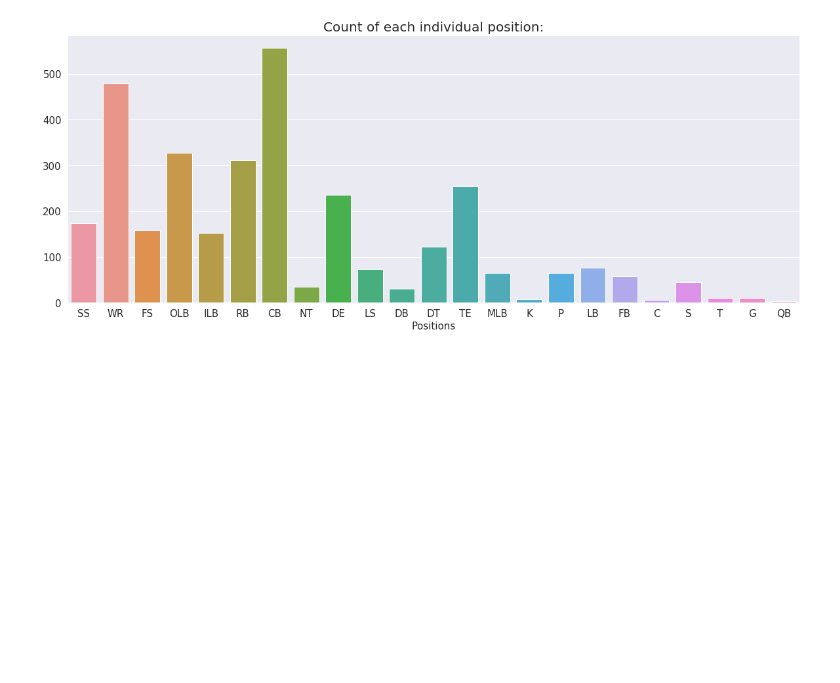
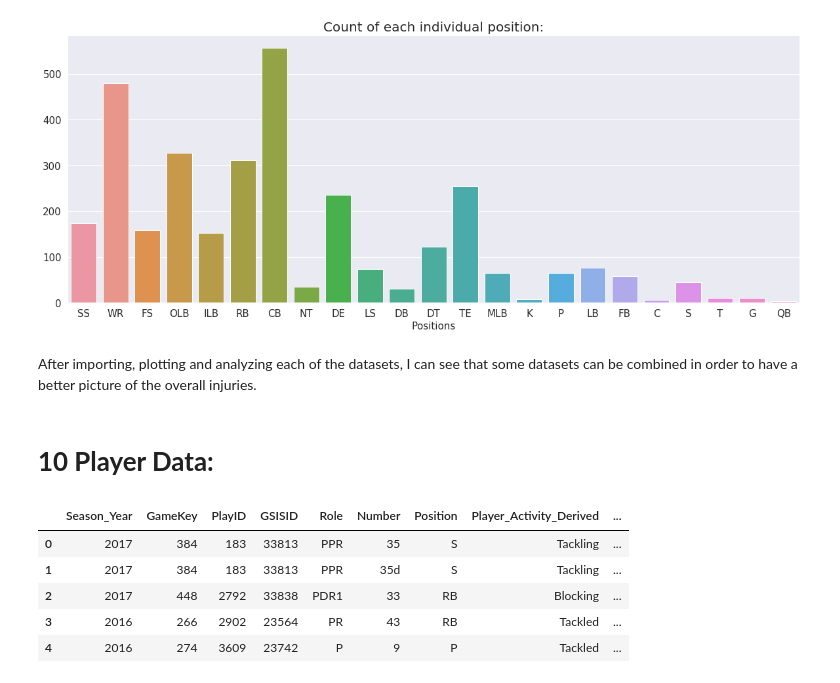
Before and after one commit to CJL89/NFL-Punt-Analysis, a Jupyter notebook: NFL_Punt_Analysis.ipynb, the cells around one changed output. Saved outputs shown, nothing was run; the diff lists cells and outputs as text; code cells hidden in the pictures; blank space fills up the shorter version.

Commit message:
Merged data

```diff
--- a/NFL_Punt_Analysis.ipynb
+++ b/NFL_Punt_Analysis.ipynb
@@ -734,3 +736,18 @@ plt.ylabel('')
 plt.show()
 # %% [output]
 [figure]
+# %% [markdown]
+After importing, plotting and analyzing each of the datasets, I can see that some datasets can be combined in order to have a better picture of the overall injuries.
+# %% [markdown]
+# <a id='player_data'><b>10 Player Data:</b></a>
+# %%
+player_data = pd.merge(play_player_role_data, player_punt_data)
+player_data = pd.merge(player_data, video_review)
+player_data.head()
+# %% [output]
+|  | Season_Year | GameKey | PlayID | GSISID | Role | Number | Position | Player_Activity_Derived | ... |
+| 0 | 2017 | 384 | 183 | 33813 | PPR | 35 | S | Tackling | ... |
+| 1 | 2017 | 384 | 183 | 33813 | PPR | 35d | S | Tackling | ... |
+| 2 | 2017 | 448 | 2792 | 33838 | PDR1 | 33 | RB | Blocking | ... |
+| 3 | 2016 | 266 | 2902 | 23564 | PR | 43 | RB | Tackled | ... |
+| 4 | 2016 | 274 | 3609 | 23742 | P | 9 | P | Tackled | ... |
```
Also changed, not shown: parts of 4 cells of this notebook.
